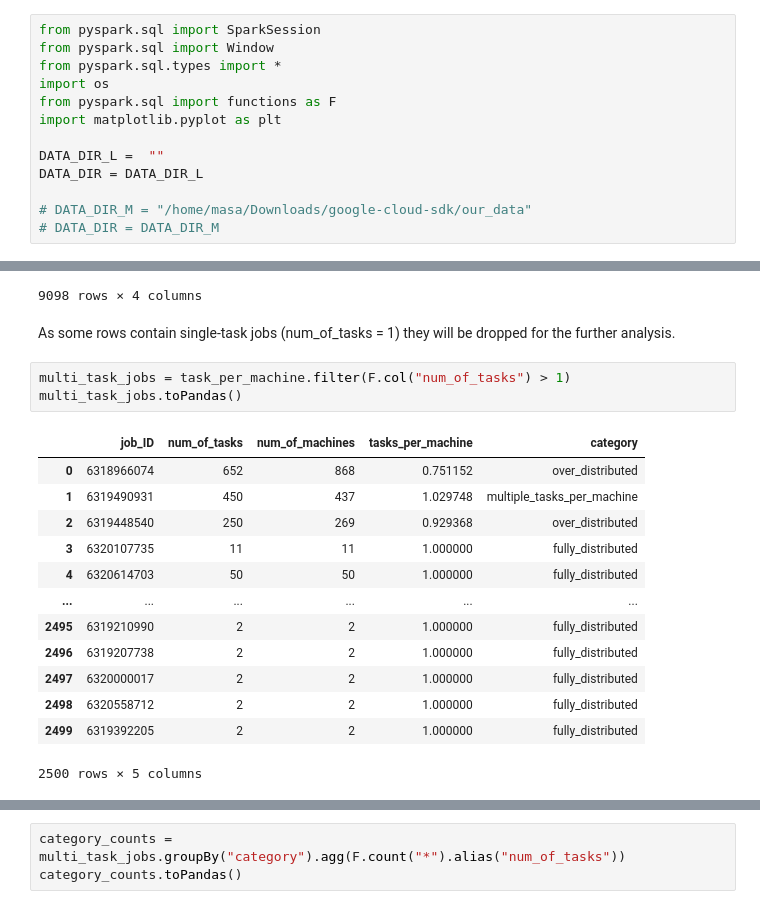
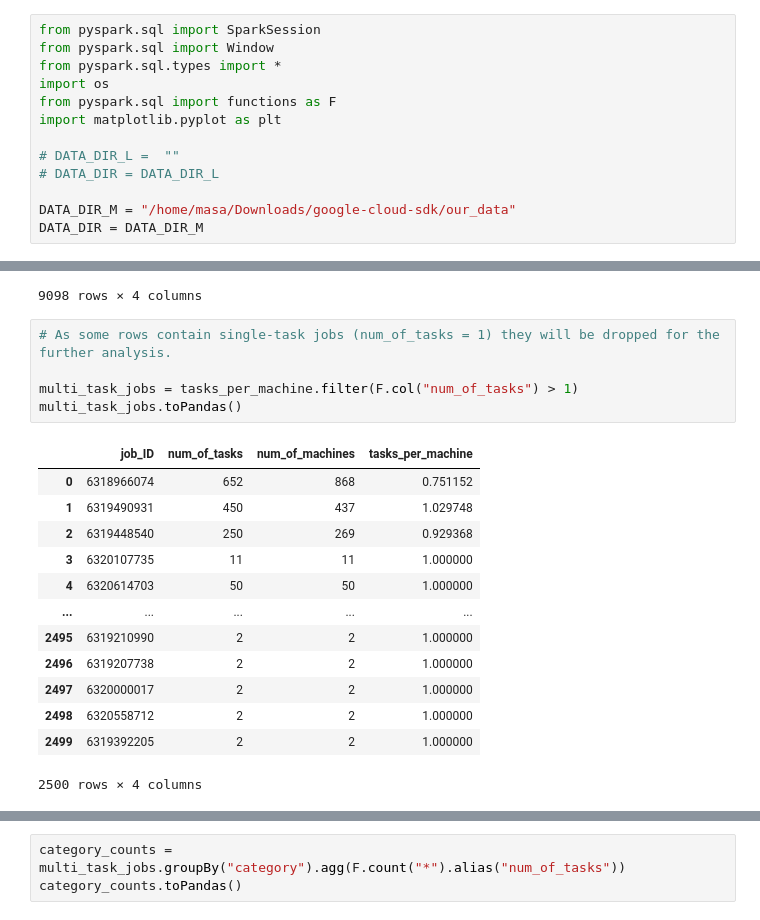
Before and after one commit to len-rtz/LDMS-google-traces-spark, a Jupyter notebook: google_cluster_analysis.ipynb, the cells around one changed output, grey strips where cells are left out. Saved outputs shown, nothing was run; the diff lists cells and outputs as text.

Commit message:
analysis updated

```diff
--- a/google_cluster_analysis.ipynb
+++ b/google_cluster_analysis.ipynb
@@ -6,11 +6,11 @@ import os
 from pyspark.sql import functions as F
 import matplotlib.pyplot as plt
 
-DATA_DIR_L =  ""
-DATA_DIR = DATA_DIR_L
+# DATA_DIR_L =  ""
+# DATA_DIR = DATA_DIR_L
 
-# DATA_DIR_M = "/home/masa/Downloads/google-cloud-sdk/our_data"
-# DATA_DIR = DATA_DIR_M
+DATA_DIR_M = "/home/masa/Downloads/google-cloud-sdk/our_data"
+DATA_DIR = DATA_DIR_M
 # %%
 # We use spark session in order to use DataFrames
 ss = SparkSession.builder \
@@ -689,23 +708,23 @@ tasks_per_machine.toPandas()
 | 9096 | 6318393274 | 1 | 1 | 1.000000 |
 | 9097 | 6318529408 | 1 | 1 | 1.000000 |
 9098 rows × 4 columns
-# %% [markdown]
-As some rows contain single-task jobs (num_of_tasks = 1) they will be dropped for the further analysis.
 # %%
-multi_task_jobs = task_per_machine.filter(F.col("num_of_tasks") > 1)
+# As some rows contain single-task jobs (num_of_tasks = 1) they will be dropped for the further analysis.
+
+multi_task_jobs = tasks_per_machine.filter(F.col("num_of_tasks") > 1)
 multi_task_jobs.toPandas()
 # %% [output]
-|  | job_ID | num_of_tasks | num_of_machines | tasks_per_machine | category |
-| 0 | 6318966074 | 652 | 868 | 0.751152 | over_distributed |
-| 1 | 6319490931 | 450 | 437 | 1.029748 | multiple_tasks_per_machine |
-| 2 | 6319448540 | 250 | 269 | 0.929368 | over_distributed |
-| 3 | 6320107735 | 11 | 11 | 1.000000 | fully_distributed |
-| 4 | 6320614703 | 50 | 50 | 1.000000 | fully_distributed |
-| ... | ... | ... | ... | ... | ... |
-| 2495 | 6319210990 | 2 | 2 | 1.000000 | fully_distributed |
-| 2496 | 6319207738 | 2 | 2 | 1.000000 | fully_distributed |
-| 2497 | 6320000017 | 2 | 2 | 1.000000 | fully_distributed |
-| 2498 | 6320558712 | 2 | 2 | 1.000000 | fully_distributed |
-| 2499 | 6319392205 | 2 | 2 | 1.000000 | fully_distributed |
+|  | job_ID | num_of_tasks | num_of_machines | tasks_per_machine |
+| 0 | 6318966074 | 652 | 868 | 0.751152 |
+| 1 | 6319490931 | 450 | 437 | 1.029748 |
+| 2 | 6319448540 | 250 | 269 | 0.929368 |
+| 3 | 6320107735 | 11 | 11 | 1.000000 |
+| 4 | 6320614703 | 50 | 50 | 1.000000 |
+| ... | ... | ... | ... | ... |
+| 2495 | 6319210990 | 2 | 2 | 1.000000 |
+| 2496 | 6319207738 | 2 | 2 | 1.000000 |
+| 2497 | 6320000017 | 2 | 2 | 1.000000 |
+| 2498 | 6320558712 | 2 | 2 | 1.000000 |
+| 2499 | 6319392205 | 2 | 2 | 1.000000 |
-2500 rows × 5 columns
+2500 rows × 4 columns
 # %%
```
Also changed, not shown: parts of 93 cells of this notebook, 6 other files.
